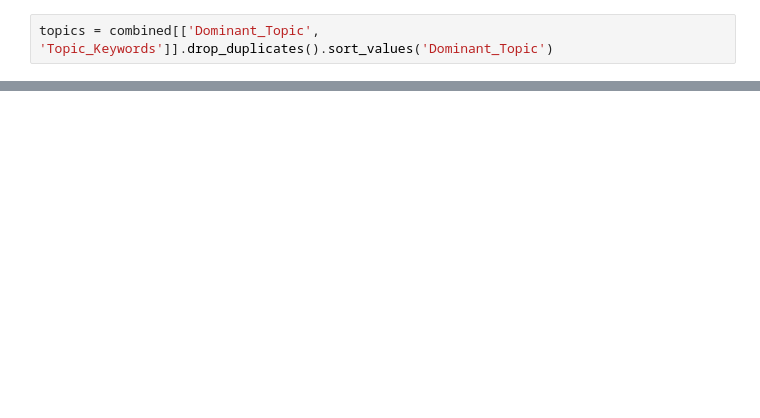
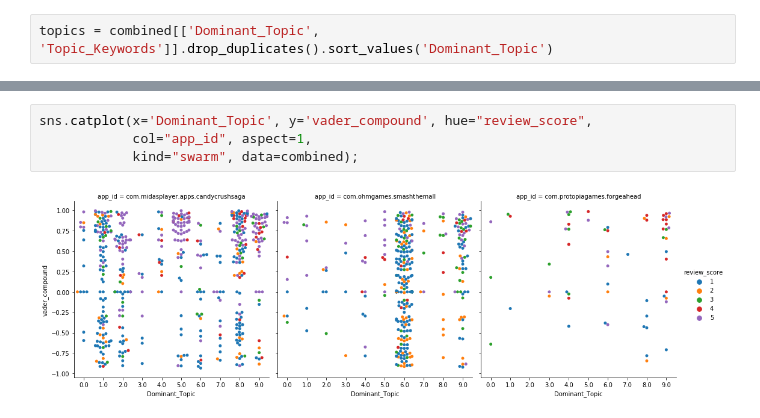
Before and after one commit to Zayeem/rvwanalyzr, a Jupyter notebook: review_analyzer/rvwanalyzr.ipynb, the cells around one changed output, grey strips where cells are left out. Drawn from its saved outputs; the diff is of its cells as text; blank space fills up the shorter version.

```diff
--- a/review_analyzer/rvwanalyzr.ipynb
+++ b/review_analyzer/rvwanalyzr.ipynb
@@ -60,0 +65,6 @@ topics.style.hide_index()
+# %%
+sns.catplot(x='Dominant_Topic', y='vader_compound', hue="review_score",
+            col="app_id", aspect=1,
+            kind="swarm", data=combined);
+# %% [output]
+[figure, added]
```
Also changed, not shown: parts of 7 cells of this notebook.
